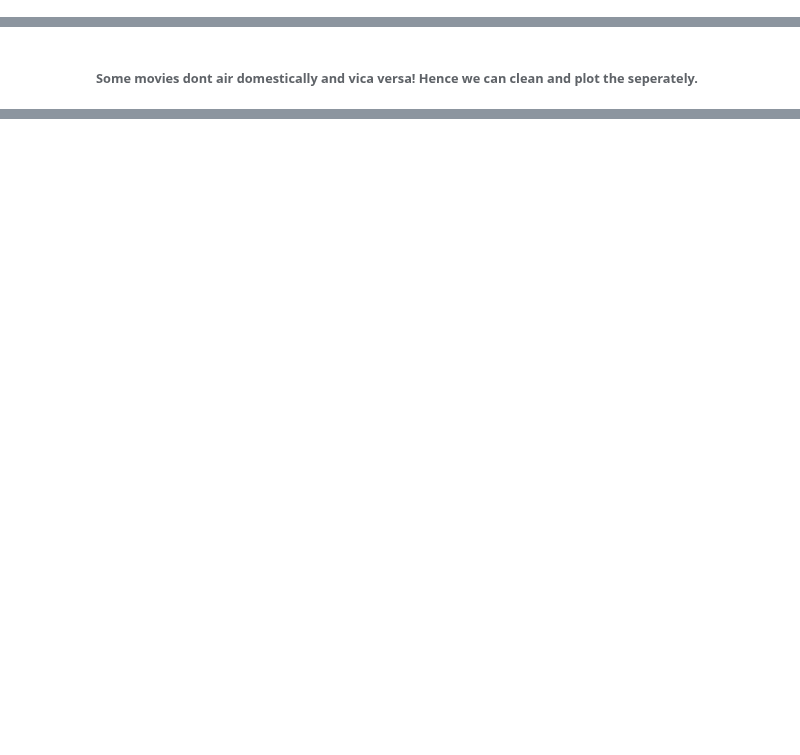
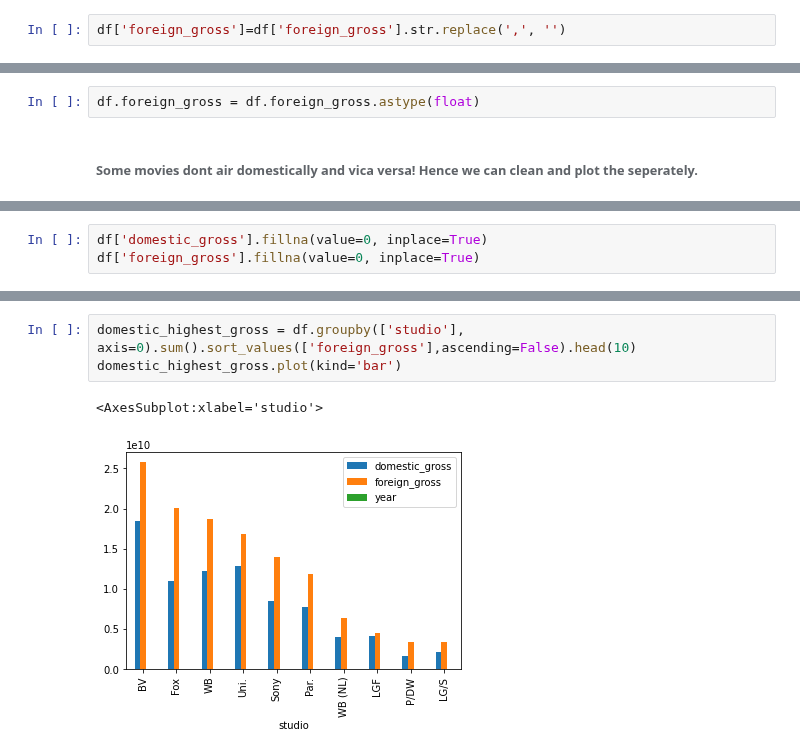
Before and after one commit to reboyce/Gilbert-Team-Repo, a Jupyter notebook: Notebooks/Reece's Notebook.ipynb, the cells around one changed output, grey strips where cells are left out. Cells and saved outputs as stored; diff of their text form; blank space fills up the shorter version.

```diff
--- a/Notebooks/Reece's Notebook.ipynb
+++ b/Notebooks/Reece's Notebook.ipynb
@@ -71,0 +55,2 @@ df[df['domestic_gross'].isnull()].head()
+# %%
+df['foreign_gross']=df['foreign_gross'].str.replace(',', '')
@@ -72,2 +60,4 @@ df[df['domestic_gross'].isnull()].head()
+# %%
+df.foreign_gross = df.foreign_gross.astype(float)
 # %% [markdown]
 ###### Some movies dont air domestically and vica versa! Hence we can clean and plot the seperately.
@@ -84,0 +64,3 @@ plt.show()
+# %%
+df['domestic_gross'].fillna(value=0, inplace=True)
+df['foreign_gross'].fillna(value=0, inplace=True)
@@ -84,0 +114,6 @@ plt.show()
+# %%
+domestic_highest_gross = df.groupby(['studio'], axis=0).sum().sort_values(['foreign_gross'],ascending=False).head(10)
+domestic_highest_gross.plot(kind='bar')
+# %% [output]
+<AxesSubplot:xlabel='studio'>
+[figure, added]
```
Also changed, not shown: parts of 19 cells of this notebook.
